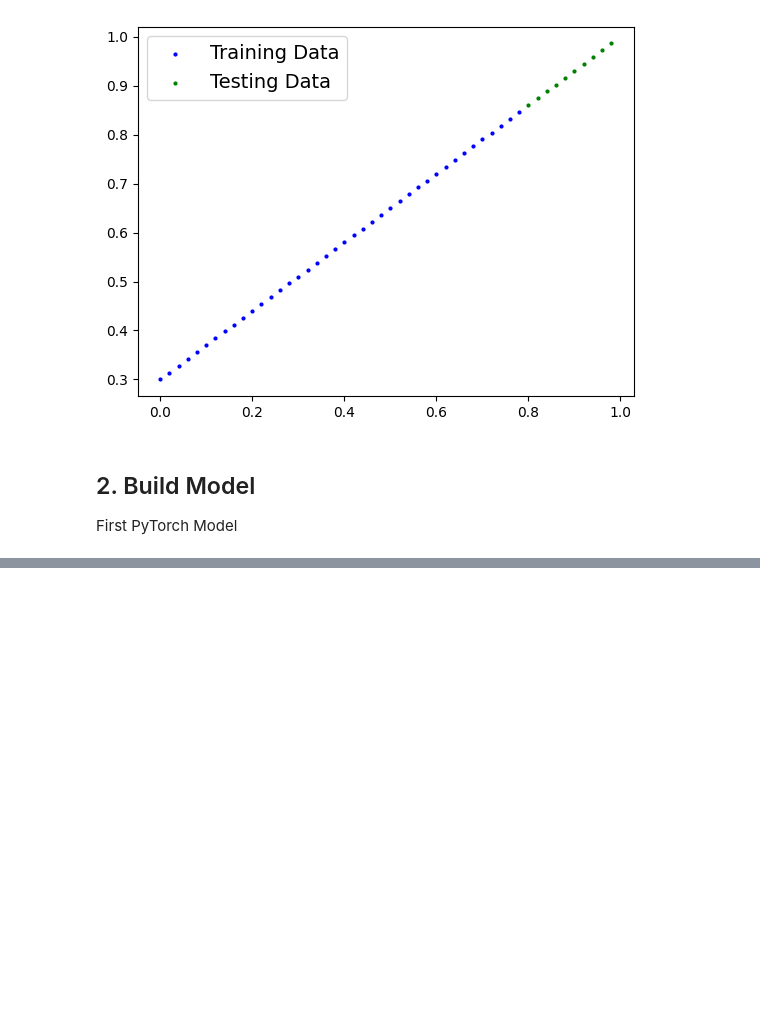
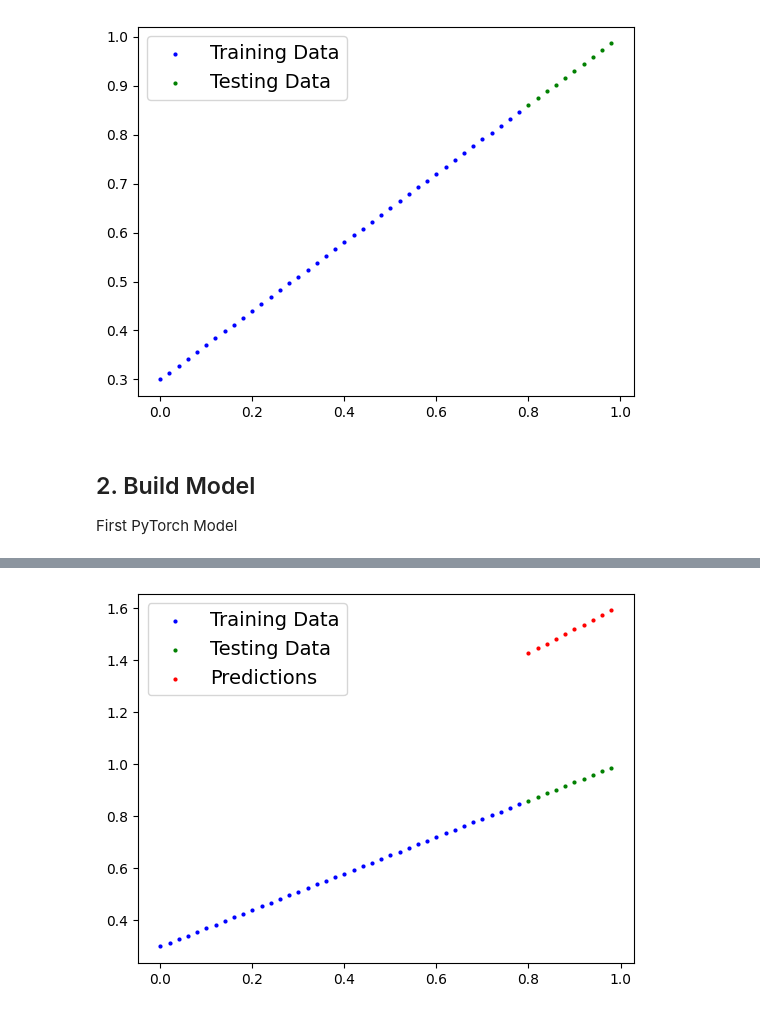
Before and after one commit to Enzo-Olivieri/Learning-PyTorch, a Jupyter notebook: 01_My_PyTorch_Workflow_Fundamentals.ipynb, the cells around one changed output, grey strips where cells are left out. Saved outputs shown, nothing was run; the diff lists cells and outputs as text; code cells hidden in the pictures; blank space fills up the shorter version.

```diff
--- a/01_My_PyTorch_Workflow_Fundamentals.ipynb
+++ b/01_My_PyTorch_Workflow_Fundamentals.ipynb
@@ -106,8 +106,8 @@ plot_predictions()
 First PyTorch Model
 # %%
 class LinearRegressionModel(nn.Module): #inherits from nn.Module
-  def __innit__(self):
-    super().__innit__()
+  def __init__(self):
+    super().__init__()
     self.weights = nn.Parameter(torch.rand(1,
                               requires_grad = True,
                               dtype = torch.float))
@@ -116,5 +116,5 @@ class LinearRegressionModel(nn.Module): #inherits from nn.Module
                            requires_grad= True,
                            dtype = torch.float))
     # Forward method
-    def forward(self, x: torch.Tensor) -> torch.tensor: # <- "x" is the input data
-      return self.weights*x + self.bias #this is the linear regression formula
+  def forward(self, x: torch.Tensor) -> torch.tensor: # <- "x" is the input data
+    return self.weights*x + self.bias #this is the linear regression formula
@@ -120,0 +125,9 @@ class LinearRegressionModel(nn.Module): #inherits from nn.Module
+# %%
+# Creating random seed
+#torch.manual_seed(42)
+
+# Creating an instance of the model (this is a subcalss of nn.Module)
+model_0 = LinearRegressionModel()
+
+# Checking the parameters
+list(model_0.parameters())
@@ -120,0 +151,5 @@ class LinearRegressionModel(nn.Module): #inherits from nn.Module
+# %%
+# Model predictions
+with torch.inference_mode():
+  y_preds = model_0(X_test)
+y_preds, y_test
@@ -120,0 +177,7 @@ class LinearRegressionModel(nn.Module): #inherits from nn.Module
+# %%
+# Visualising our predictions
+plot_predictions(predictions= y_preds)
+
+#Our prediction won't be very good for now
+# %% [output]
+[figure, added]
```
Also changed, not shown: parts of 12 cells of this notebook.
